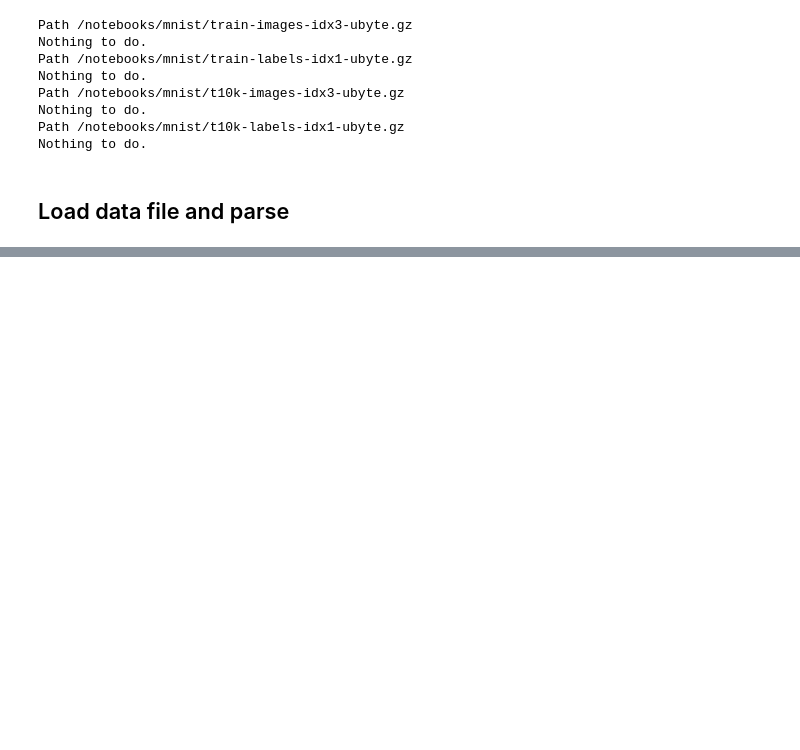
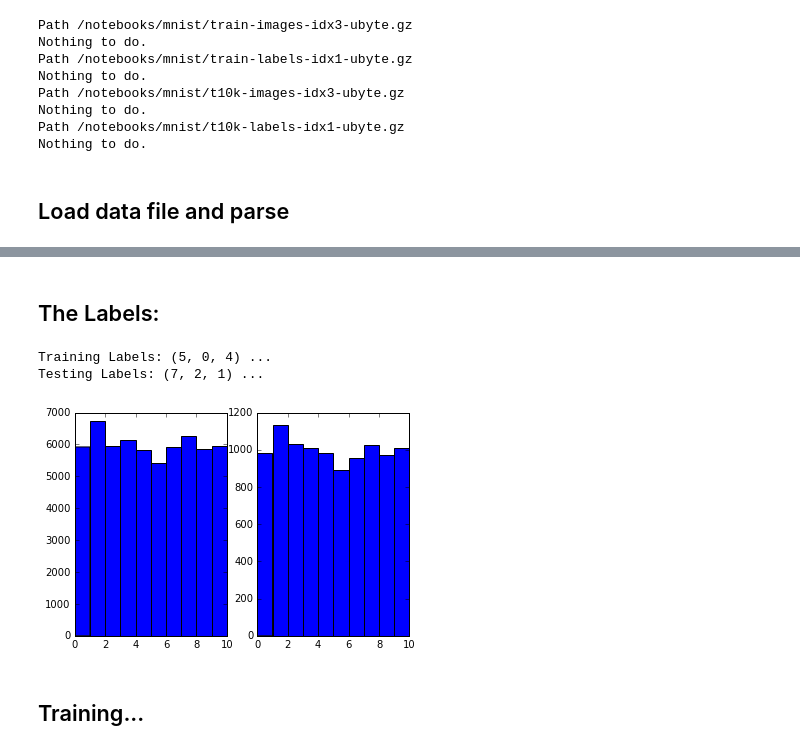
Before and after one commit to paulsuda/notebook-work, a Jupyter notebook: notebooks/Get Mnist.ipynb, the cells around one changed output, grey strips where cells are left out. Drawn from its saved outputs; the diff is of its cells as text; code cells hidden in the pictures; blank space fills up the shorter version.

Commit message:
Mnist training and test seems to work.

```diff
--- a/notebooks/Get Mnist.ipynb
+++ b/notebooks/Get Mnist.ipynb
@@ -156,0 +162,20 @@ Reading 10000 labels:
+# %% [markdown]
+## The Labels:
+# %%
+def pyplot_hist(hist_data_list):
+  plot_count = len(hist_data_list)
+  _, plots = pyplot.subplots(1, plot_count)
+  for i in range(plot_count):
+        hist_data = hist_data_list[i]
+        plot = plots[i]
+        plot.hist(hist_data, bins=10, range=[0,10])
+# %%
+print "Training Labels:", training['label'][0:3], '...'
+print "Testing Labels:", testing['label'][0:3], '...'
+pyplot_hist([training['label'], testing['label']])
+# %% [output]
+Training Labels: (5, 0, 4) ...
+Testing Labels: (7, 2, 1) ...
+[figure, added]
+# %% [markdown]
+## Training...
```
Also changed, not shown: parts of 15 cells of this notebook.
